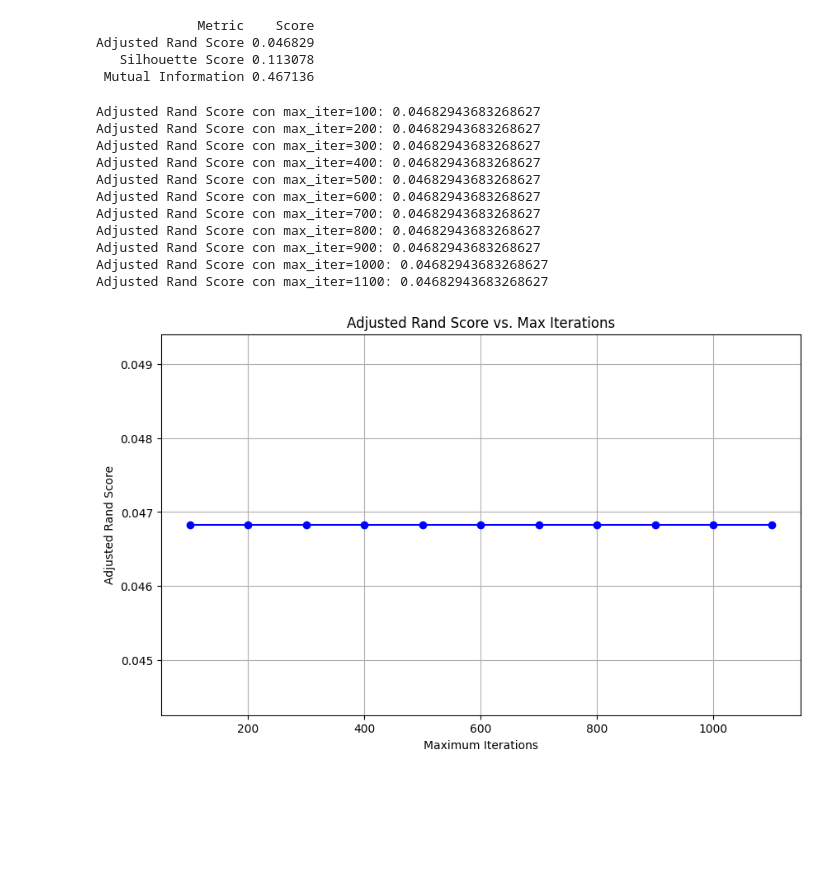
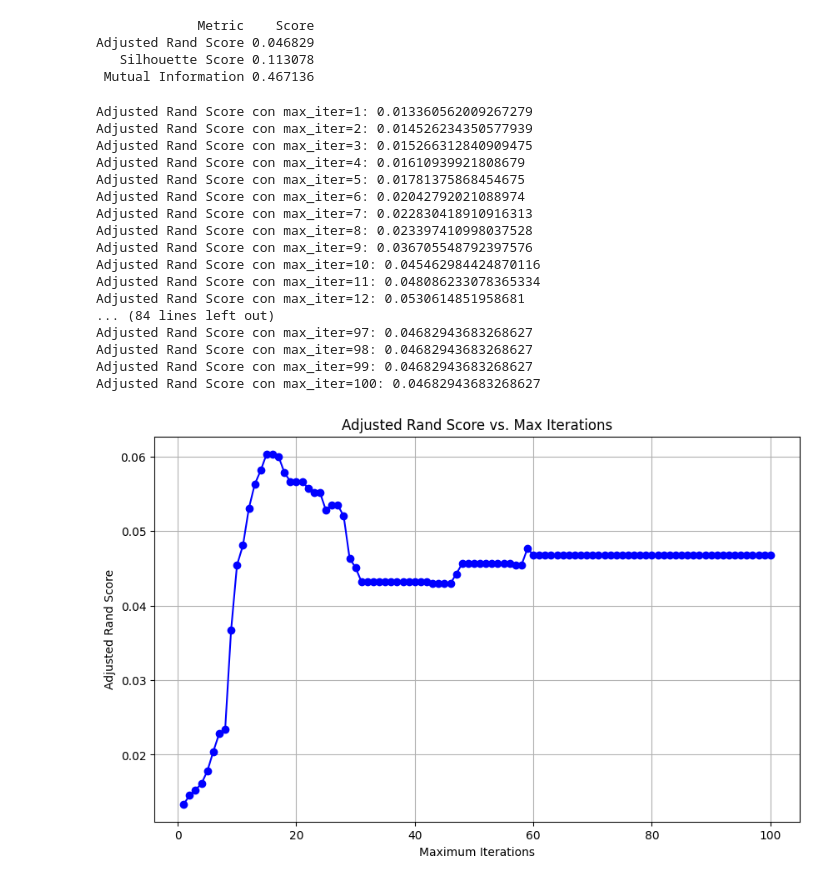
Before and after one commit to Zanderz17/ml-proyecto-03, a Jupyter notebook: experiments-kmeans-rp.ipynb, the cells around one changed output. Saved outputs shown, nothing was run; the diff lists cells and outputs as text; code cells hidden in the pictures; blank space fills up the shorter version.

```diff
--- a/experiments-kmeans-rp.ipynb
+++ b/experiments-kmeans-rp.ipynb
@@ -80,7 +80,7 @@ k = 10
 iteration_steps = []
 scores = []
 
-for max_iter in range(100, 1101, 100):
+for max_iter in range(1, 101, 1):
     kmeans_original = KMeansOriginal(n_clusters=k, random_state=42)
     kmeans_original.fit(data_r21d, max_iterations=max_iter)
     predict_r21d = kmeans_original.predict(data_r21d_validation)
@@ -165,42 +171,48 @@ Adjusted Rand Score 0.046829
 # %%
 k = 10
 iteration_steps = []
 scores = []
 
-for max_iter in range(100, 1101, 100):
+for max_iter in range(1, 101, 1):
     kmeans_original = KMeansOriginal(n_clusters=k, random_state=42)
     kmeans_original.fit(data_s3d, max_iterations=max_iter)
     predict_s3d = kmeans_original.predict(data_s3d_validation)
     score = adjusted_rand_score(real_labels_array, predict_s3d)
     scores.append(score)
     iteration_steps.append(max_iter)
     print(f"Adjusted Rand Score con max_iter={max_iter}: {score}")
 
 results_df = pd.DataFrame({
     'Max Iterations': iteration_steps,
     'ARS-RP-S3D': scores
 })
 
 results_df.to_csv('./experiments-results/ARS-RP-S3D.csv', index=False)
 
 # Plot
 plt.figure(figsize=(10, 6))
 plt.plot(iteration_steps, scores, marker='o', linestyle='-', color='b')
 plt.title('Adjusted Rand Score vs. Max Iterations')
 plt.xlabel('Maximum Iterations')
 plt.ylabel('Adjusted Rand Score')
 plt.grid(True)
 plt.show()
 # %% [output]
+Adjusted Rand Score con max_iter=1: 0.013360562009267279
+Adjusted Rand Score con max_iter=2: 0.014526234350577939
+Adjusted Rand Score con max_iter=3: 0.015266312840909475
+Adjusted Rand Score con max_iter=4: 0.01610939921808679
+Adjusted Rand Score con max_iter=5: 0.01781375868454675
+Adjusted Rand Score con max_iter=6: 0.02042792021088974
+Adjusted Rand Score con max_iter=7: 0.022830418910916313
+Adjusted Rand Score con max_iter=8: 0.023397410998037528
+Adjusted Rand Score con max_iter=9: 0.036705548792397576
+Adjusted Rand Score con max_iter=10: 0.045462984424870116
+Adjusted Rand Score con max_iter=11: 0.048086233078365334
+Adjusted Rand Score con max_iter=12: 0.0530614851958681
+... (84 lines left out)
+Adjusted Rand Score con max_iter=97: 0.04682943683268627
+Adjusted Rand Score con max_iter=98: 0.04682943683268627
+Adjusted Rand Score con max_iter=99: 0.04682943683268627
 Adjusted Rand Score con max_iter=100: 0.04682943683268627
-Adjusted Rand Score con max_iter=200: 0.04682943683268627
-Adjusted Rand Score con max_iter=300: 0.04682943683268627
-Adjusted Rand Score con max_iter=400: 0.04682943683268627
-Adjusted Rand Score con max_iter=500: 0.04682943683268627
-Adjusted Rand Score con max_iter=600: 0.04682943683268627
-Adjusted Rand Score con max_iter=700: 0.04682943683268627
-Adjusted Rand Score con max_iter=800: 0.04682943683268627
-Adjusted Rand Score con max_iter=900: 0.04682943683268627
-Adjusted Rand Score con max_iter=1000: 0.04682943683268627
-Adjusted Rand Score con max_iter=1100: 0.04682943683268627
-[figure, old version]
+[figure, new version]
```
Also changed, not shown: parts of 1 cell of this notebook, 9 other files.
